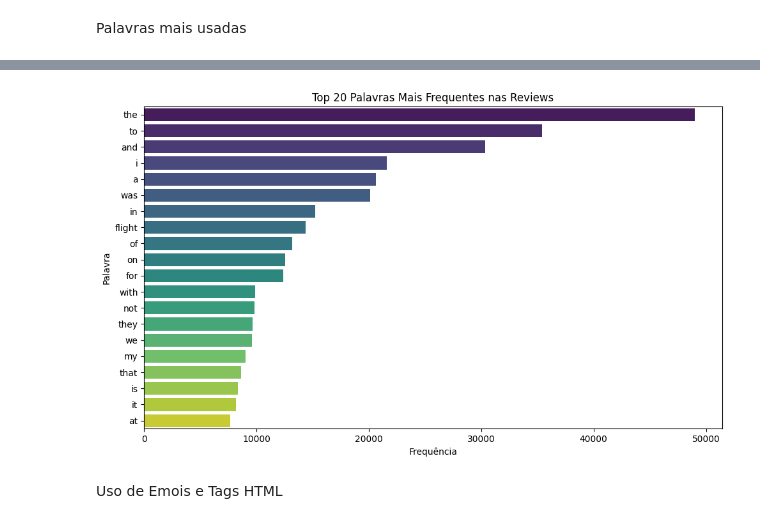
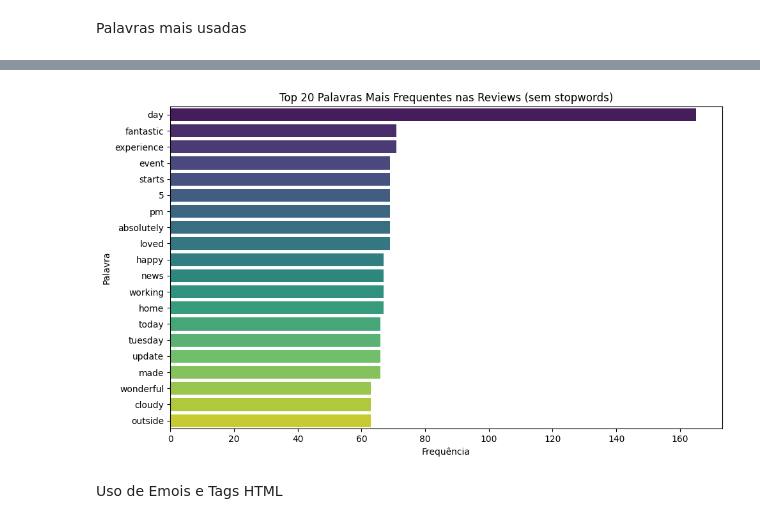
Before and after one commit to AlanOliveira43/Datacentric_01, a Jupyter notebook: Projeto.ipynb, the cells around one changed output, grey strips where cells are left out. Cells and saved outputs as stored; diff of their text form; code cells hidden in the pictures.

```diff
--- a/Projeto.ipynb
+++ b/Projeto.ipynb
@@ -167,28 +122,35 @@ plt.show()
 # %% [markdown]
 Palavras mais usadas
 # %%
+nltk.download('stopwords')
 
+from nltk.corpus import stopwords
+from collections import Counter
 
-# 2) Tokenização simples: extrai sequências alfanuméricas
+# Definir stopwords em inglês
+stop_words = set(stopwords.words('english'))
+
+# 1) Tokenização simples e remoção de stopwords
 df["tokens"] = (
-    df["Review"]
+    df["tweet"]
     .str.lower()
     .str.findall(r"\b\w+\b")
+    .apply(lambda tokens: [w for w in tokens if w not in stop_words])
 )
 
-# 3) Contar todas as palavras
+# 2) Contar todas as palavras filtradas
 all_words = [w for tokens in df["tokens"] for w in tokens]
 word_counts = Counter(all_words)
 
-# 4) Selecionar as top 20
+# 3) Selecionar as top 20 palavras mais frequentes
 top_n = 20
 common = word_counts.most_common(top_n)
 df_common = pd.DataFrame(common, columns=["word", "count"])
 
-# 5) Plot
+# 4) Plot das top 20 palavras
 plt.figure(figsize=(10, 6))
 sns.barplot(x="count", y="word", data=df_common, palette="viridis")
-plt.title(f"Top {top_n} Palavras Mais Frequentes nas Reviews")
+plt.title(f"Top {top_n} Palavras Mais Frequentes nas Reviews (sem stopwords)")
 plt.xlabel("Frequência")
 plt.ylabel("Palavra")
 plt.tight_layout()
@@ -197,7 +163,7 @@ plt.show()
 Passing `palette` without assigning `hue` is deprecated and will be removed in v0.14.0. Assign the `y` variable to `hue` and set `legend=False` for the same effect.
 
   sns.barplot(x="count", y="word", data=df_common, palette="viridis")
-[figure, old version]
+[figure, new version]
 # %% [markdown]
 Uso de Emois e Tags HTML
 # %%
```
Also changed, not shown: parts of 34 cells of this notebook, 1 other file.
